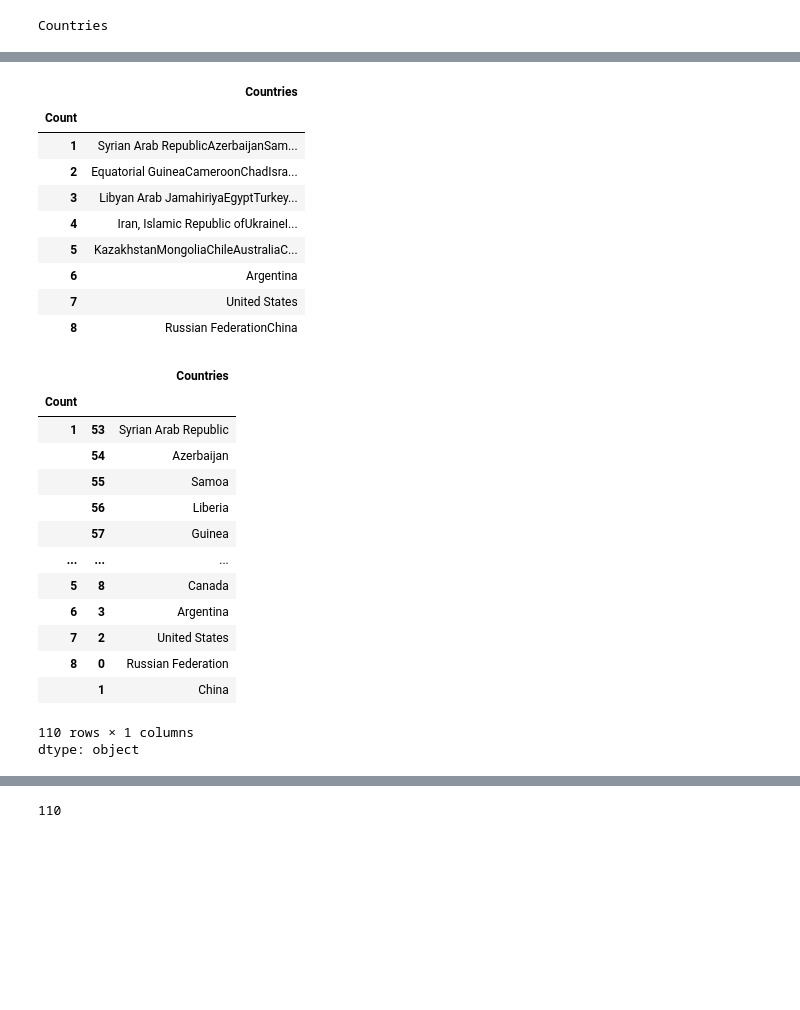
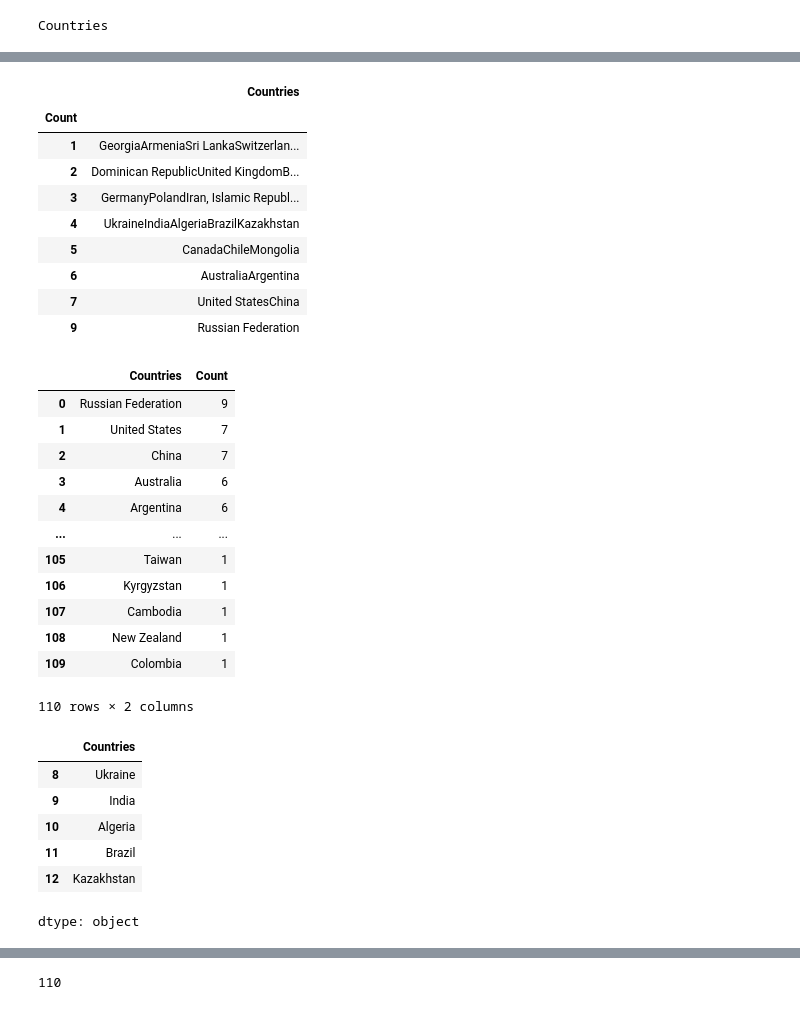
Before and after one commit to khalil-alexander/get_forecast, a Jupyter notebook: Copy_of_DataAnalytics2.ipynb, the cells around one changed output, grey strips where cells are left out. Drawn from its saved outputs; the diff is of its cells as text; code cells hidden in the pictures; blank space fills up the shorter version.

```diff
--- a/Copy_of_DataAnalytics2.ipynb
+++ b/Copy_of_DataAnalytics2.ipynb
@@ -747,7 +745,7 @@ day_df.isnull().sum()
 | lon | 0 |
 dtype: int64
 # %%
-day_dict = get_all(day_df, seconds='15s')
+day_dict = get_all(day_df, seconds='5s')
 # %%
 day_dict
 # %% [output]
@@ -963,31 +962,39 @@ day_df.groupby('Count').sum()
 # %% [output]
 |  | Countries |
 | Count |  |
-| 1 | Syrian Arab RepublicAzerbaijanSam... |
-| 2 | Equatorial GuineaCameroonChadIsra... |
-| 3 | Libyan Arab JamahiriyaEgyptTurkey... |
-| 4 | Iran, Islamic Republic ofUkraineI... |
-| 5 | KazakhstanMongoliaChileAustraliaC... |
-| 6 | Argentina |
-| 7 | United States |
-| 8 | Russian FederationChina |
+| 1 | GeorgiaArmeniaSri LankaSwitzerlan... |
+| 2 | Dominican RepublicUnited KingdomB... |
+| 3 | GermanyPolandIran, Islamic Republ... |
+| 4 | UkraineIndiaAlgeriaBrazilKazakhstan |
+| 5 | CanadaChileMongolia |
+| 6 | AustraliaArgentina |
+| 7 | United StatesChina |
+| 9 | Russian Federation |
+# %%
+day_df
+# %% [output]
+|  | Countries | Count |
+| 0 | Russian Federation | 9 |
+| 1 | United States | 7 |
+| 2 | China | 7 |
+| 3 | Australia | 6 |
+| 4 | Argentina | 6 |
+| ... | ... | ... |
+| 105 | Taiwan | 1 |
+| 106 | Kyrgyzstan | 1 |
+| 107 | Cambodia | 1 |
+| 108 | New Zealand | 1 |
+| 109 | Colombia | 1 |
+110 rows × 2 columns
 # %%
 day_group = day_df.groupby('Count').apply(lambda x: x['Countries'] )
 # %%
-day_group
+day_group[4]
 # %% [output]
-|  |  | Countries |
-| Count |  |  |
-| 1 | 53 | Syrian Arab Republic |
-|  | 54 | Azerbaijan |
-|  | 55 | Samoa |
-|  | 56 | Liberia |
-|  | 57 | Guinea |
-| ... | ... | ... |
-| 5 | 8 | Canada |
-| 6 | 3 | Argentina |
-| 7 | 2 | United States |
-| 8 | 0 | Russian Federation |
-|  | 1 | China |
+|  | Countries |
+| 8 | Ukraine |
+| 9 | India |
+| 10 | Algeria |
+| 11 | Brazil |
+| 12 | Kazakhstan |
-110 rows × 1 columns
 dtype: object
```
Also changed, not shown: parts of 63 cells of this notebook.
